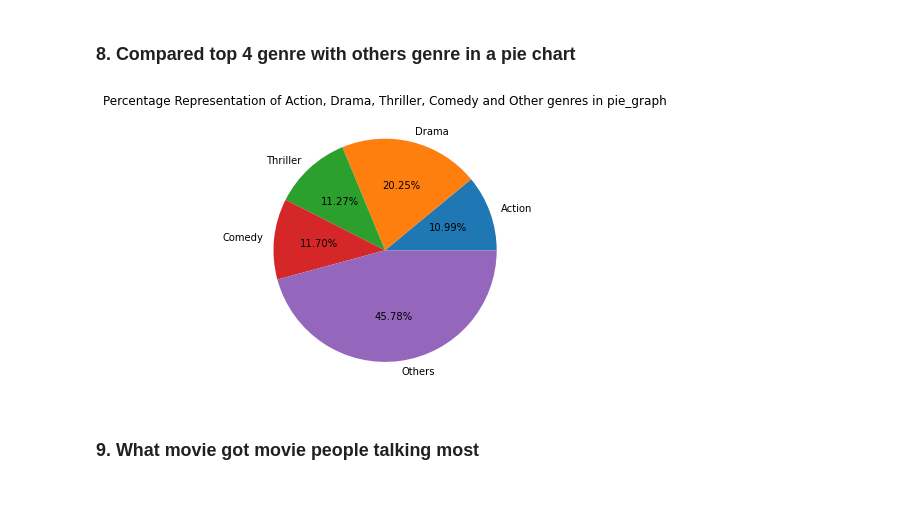
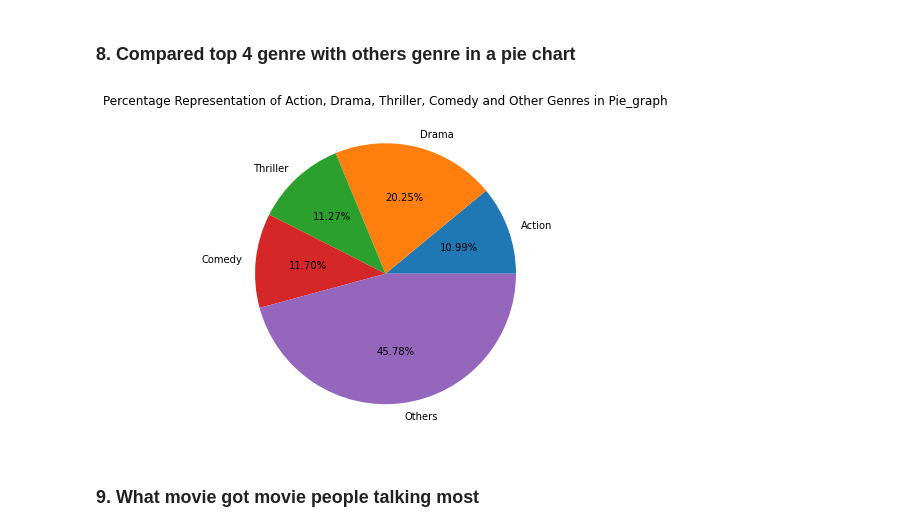
Before and after one commit to Sachimugu/Net_Naija, a Jupyter notebook: Notebook/Data_Wrangling_and_EDA.ipynb, the cells around one changed output. Drawn from its saved outputs; the diff is of its cells as text; code cells hidden in the pictures; blank space fills up the shorter version.

```diff
--- a/Notebook/Data_Wrangling_and_EDA.ipynb
+++ b/Notebook/Data_Wrangling_and_EDA.ipynb
@@ -422,11 +430,11 @@ Others=genres.drop(ADTC_col).sum()
 ADTC.insert(4, Others)
 # %%
 # pie chart
-plt.figure(figsize = (5,6))
-plt.title(f'Percentage Representation of Action, Drama, Thriller, Comedy and Other genres in pie_graph')
+plt.figure(figsize = (6,6))
+plt.title(f'Percentage Representation of Action, Drama, Thriller, Comedy and Other Genres in Pie_graph')
 plt.pie(ADTC, labels = ['Action', 'Drama' ,'Thriller', 'Comedy', 'Others'], autopct = '%1.2f%%');
 # %% [output]
-[figure, old version]
+[figure, new version]
 # %% [markdown]
 ### 9. What movie got movie people talking most
 # %%
```
Also changed, not shown: parts of 13 cells of this notebook, 19 other files.
